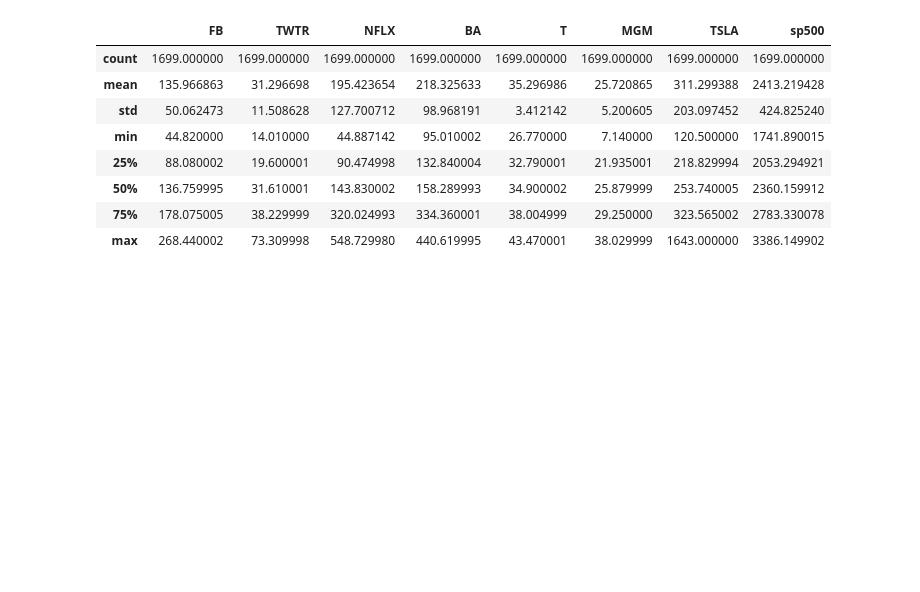
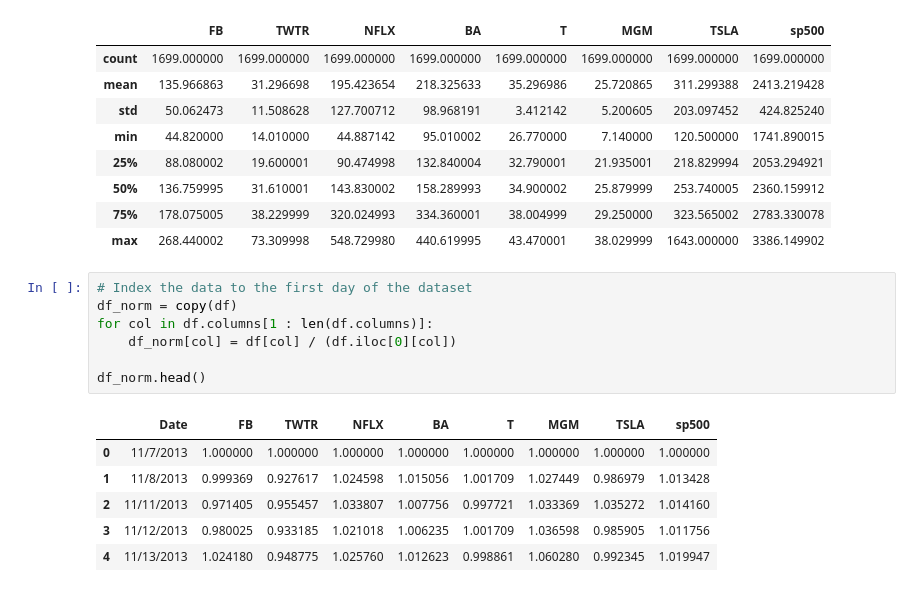
Before and after one commit to pete-rodrigue/capm-model, a Jupyter notebook: capm.ipynb, the cells around one changed output. Saved outputs shown, nothing was run; the diff lists cells and outputs as text; blank space fills up the shorter version.

```diff
--- a/capm.ipynb
+++ b/capm.ipynb
@@ -54,3 +54,17 @@ df.describe()
 | 50% | 136.759995 | 31.610001 | 143.830002 | 158.289993 | 34.900002 | 25.879999 | 253.740005 | 2360.159912 |
 | 75% | 178.075005 | 38.229999 | 320.024993 | 334.360001 | 38.004999 | 29.250000 | 323.565002 | 2783.330078 |
 | max | 268.440002 | 73.309998 | 548.729980 | 440.619995 | 43.470001 | 38.029999 | 1643.000000 | 3386.149902 |
+# %%
+# Index the data to the first day of the dataset
+df_norm = copy(df)
+for col in df.columns[1 : len(df.columns)]:
+    df_norm[col] = df[col] / (df.iloc[0][col])
+
+df_norm.head()
+# %% [output]
+|  | Date | FB | TWTR | NFLX | BA | T | MGM | TSLA | sp500 |
+| 0 | 11/7/2013 | 1.000000 | 1.000000 | 1.000000 | 1.000000 | 1.000000 | 1.000000 | 1.000000 | 1.000000 |
+| 1 | 11/8/2013 | 0.999369 | 0.927617 | 1.024598 | 1.015056 | 1.001709 | 1.027449 | 0.986979 | 1.013428 |
+| 2 | 11/11/2013 | 0.971405 | 0.955457 | 1.033807 | 1.007756 | 0.997721 | 1.033369 | 1.035272 | 1.014160 |
+| 3 | 11/12/2013 | 0.980025 | 0.933185 | 1.021018 | 1.006235 | 1.001709 | 1.036598 | 0.985905 | 1.011756 |
+| 4 | 11/13/2013 | 1.024180 | 0.948775 | 1.025760 | 1.012623 | 0.998861 | 1.060280 | 0.992345 | 1.019947 |
```
Also changed, not shown: parts of 5 cells of this notebook.
